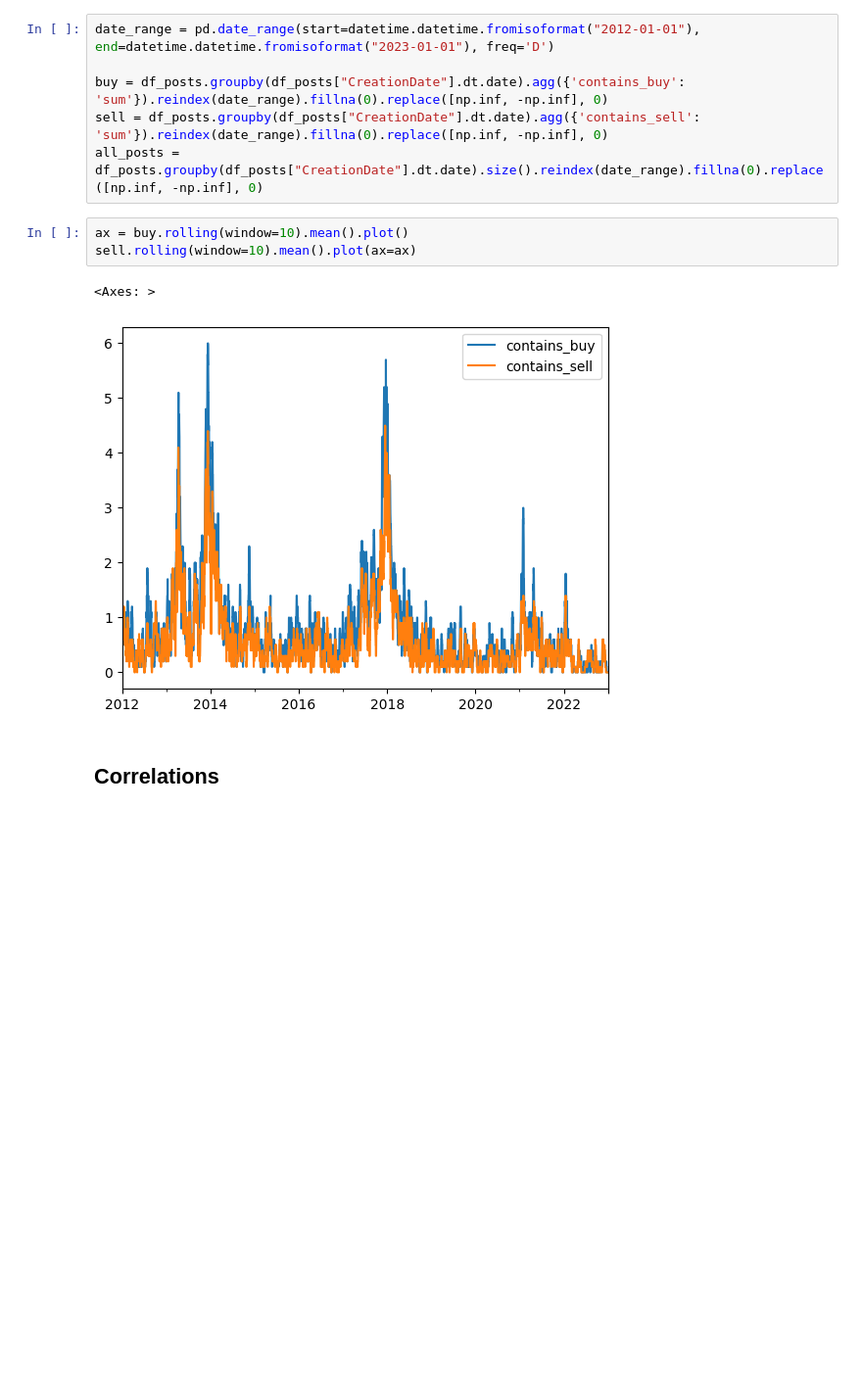
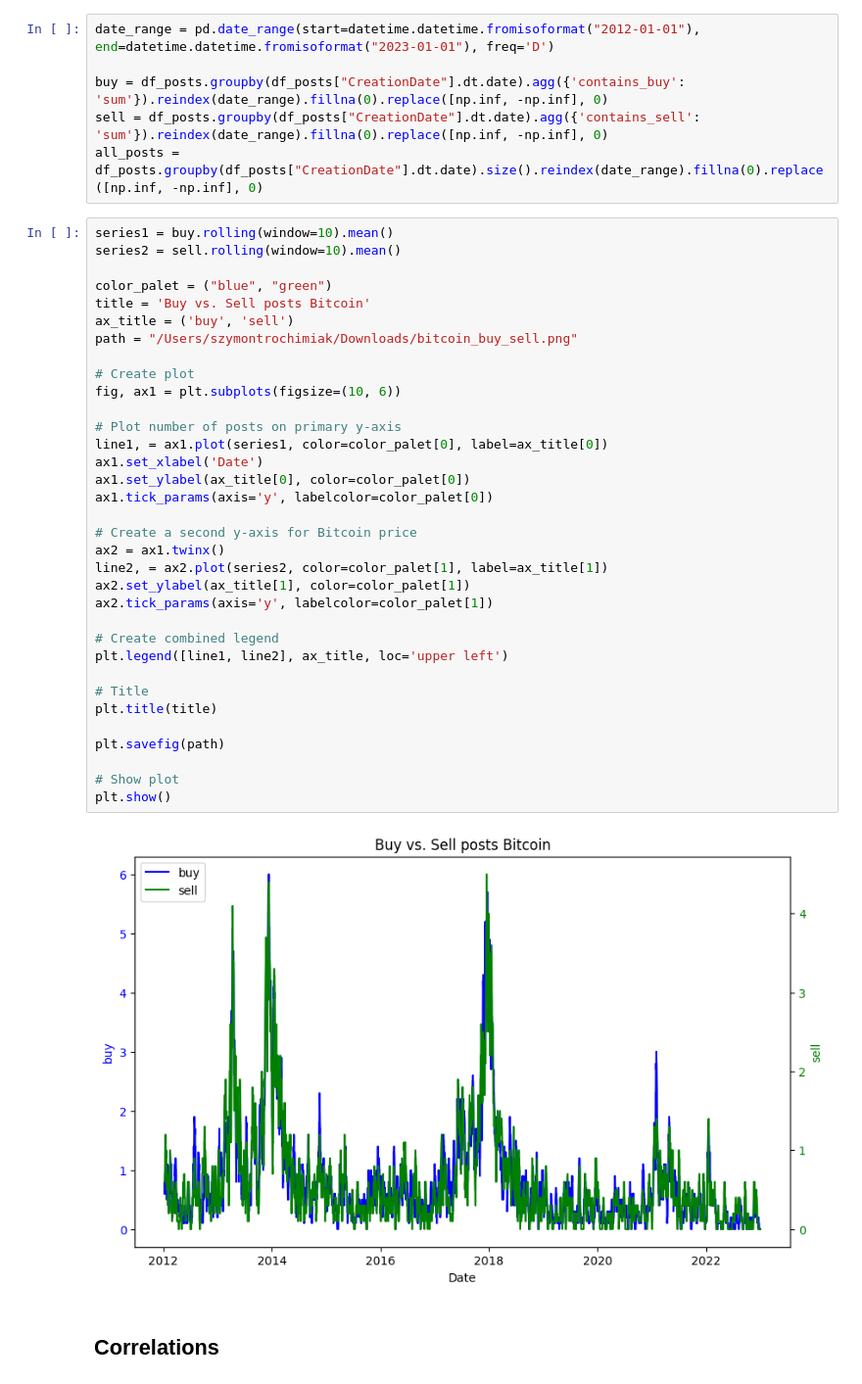
Before and after one commit to MichalTaczala/dprpy_assignment_3, a Jupyter notebook: data_analysis_bitcoin.ipynb, the cells around one changed output. Shown at 98% size. Cells and saved outputs as stored; diff of their text form; blank space fills up the shorter version.

```diff
--- a/data_analysis_bitcoin.ipynb
+++ b/data_analysis_bitcoin.ipynb
@@ -102,11 +133,41 @@ buy = df_posts.groupby(df_posts["CreationDate"].dt.date).agg({'contains_buy': 's
 sell = df_posts.groupby(df_posts["CreationDate"].dt.date).agg({'contains_sell': 'sum'}).reindex(date_range).fillna(0).replace([np.inf, -np.inf], 0)
 all_posts = df_posts.groupby(df_posts["CreationDate"].dt.date).size().reindex(date_range).fillna(0).replace([np.inf, -np.inf], 0)
 # %%
-ax = buy.rolling(window=10).mean().plot()
-sell.rolling(window=10).mean().plot(ax=ax)
+series1 = buy.rolling(window=10).mean()
+series2 = sell.rolling(window=10).mean()
+
+color_palet = ("blue", "green")
+title = 'Buy vs. Sell posts Bitcoin'
+ax_title = ('buy', 'sell')
+path = "/Users/szymontrochimiak/Downloads/bitcoin_buy_sell.png"
+
+# Create plot
+fig, ax1 = plt.subplots(figsize=(10, 6))
+
+# Plot number of posts on primary y-axis
+line1, = ax1.plot(series1, color=color_palet[0], label=ax_title[0])
+ax1.set_xlabel('Date')
+ax1.set_ylabel(ax_title[0], color=color_palet[0])
+ax1.tick_params(axis='y', labelcolor=color_palet[0])
+
+# Create a second y-axis for Bitcoin price
+ax2 = ax1.twinx()
+line2, = ax2.plot(series2, color=color_palet[1], label=ax_title[1])
+ax2.set_ylabel(ax_title[1], color=color_palet[1])
+ax2.tick_params(axis='y', labelcolor=color_palet[1])
+
+# Create combined legend
+plt.legend([line1, line2], ax_title, loc='upper left')
+
+# Title
+plt.title(title)
+
+plt.savefig(path)
+
+# Show plot
+plt.show()
 # %% [output]
-<Axes: >
-[figure, old version]
+[figure, new version]
 # %% [markdown]
 ## Correlations
 # %%
```
Also changed, not shown: parts of 6 cells of this notebook, 3 other files.
